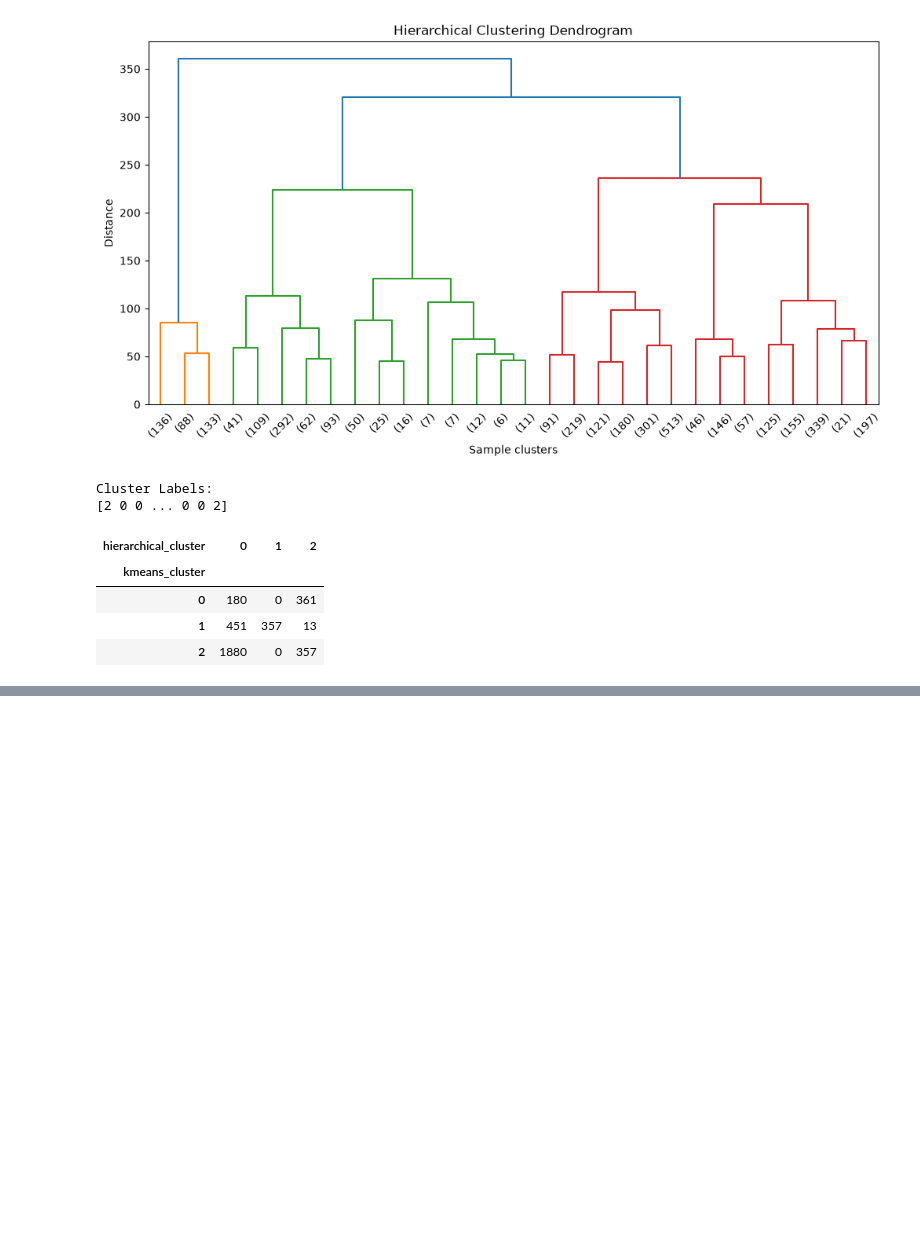
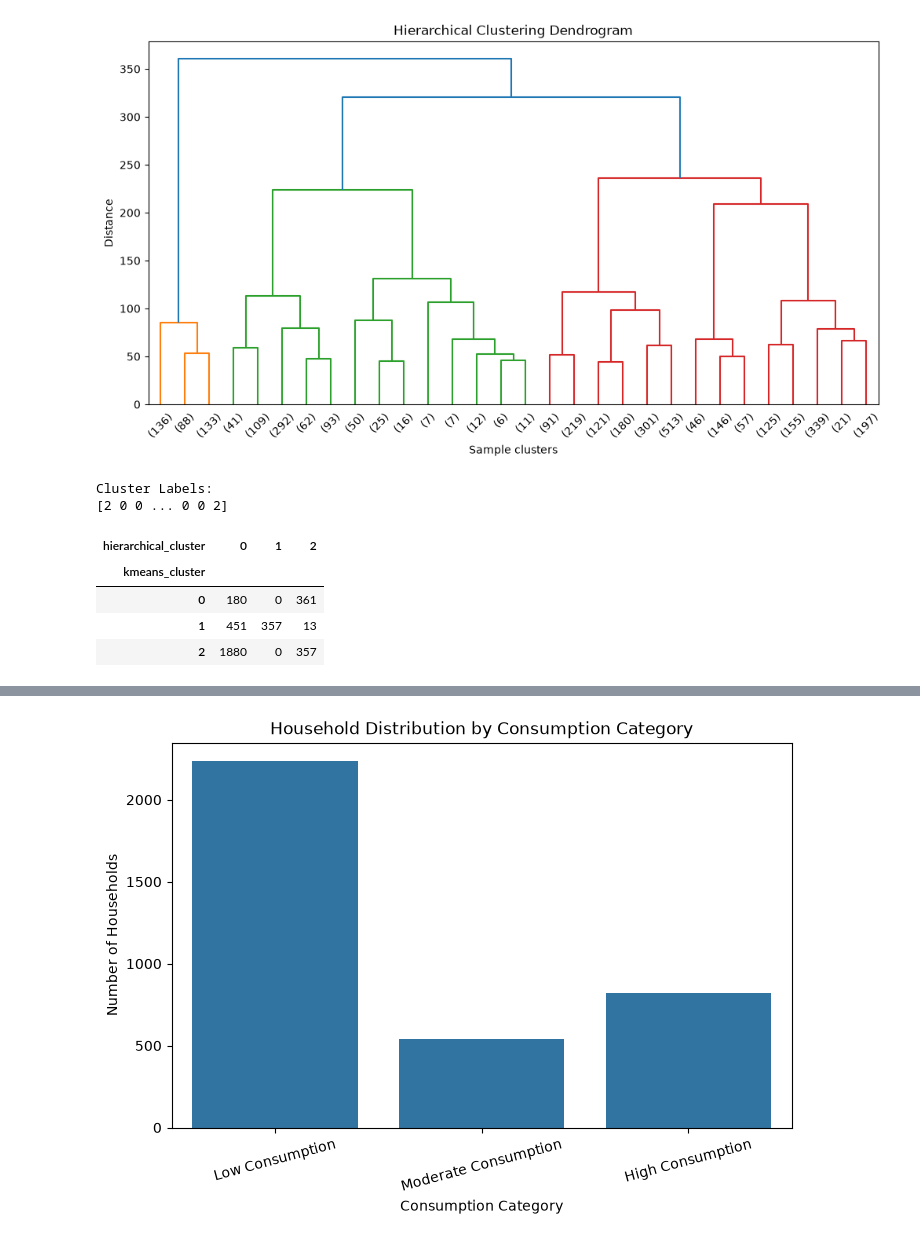
Before and after one commit to Paddyrey/TechCrush-Capstone-Group-11-Project, a Jupyter notebook: notebooks/Model_Test_Train.ipynb, the cells around one changed output, grey strips where cells are left out. Cells and saved outputs as stored; diff of their text form; code cells hidden in the pictures; blank space fills up the shorter version.

Commit message:
Evaluate and profile household consumption clusters - Habiba

```diff
--- a/notebooks/Model_Test_Train.ipynb
+++ b/notebooks/Model_Test_Train.ipynb
@@ -580,0 +602,9 @@ plt.show()
+# %%
+# Add K-Means cluster labels to the original feature data
+cluster_profile = model_df[model_features].copy()
+cluster_profile['kmeans_cluster'] = clusters
+
+# Calculate the average feature values for each cluster
+kmeans_profile = cluster_profile.groupby('kmeans_cluster').mean()
+
+kmeans_profile
@@ -580,0 +651,12 @@ plt.show()
+# %%
+consumption_labels = {
+        2: "Low Consumption",
+            0: "Moderate Consumption",
+                1: "High Consumption"
+                }
+# %%
+cluster_profile['consumption_category'] = (
+        cluster_profile['kmeans_cluster'].map(consumption_labels)
+        )
+
+cluster_profile.head()
@@ -580,0 +670,22 @@ plt.show()
+# %%
+# Visualize household consumption categories
+
+plt.figure(figsize=(8, 5))
+
+sns.countplot(
+    data=cluster_profile,
+        x='consumption_category',
+            order=[
+                    'Low Consumption',
+                            'Moderate Consumption',
+                                    'High Consumption'
+                                        ]
+                                        )
+
+plt.title("Household Distribution by Consumption Category")
+plt.xlabel("Consumption Category")
+plt.ylabel("Number of Households")
+plt.xticks(rotation=15)
+plt.show()
+# %% [output]
+[figure, added]
```
Also changed, not shown: parts of 11 cells of this notebook.
